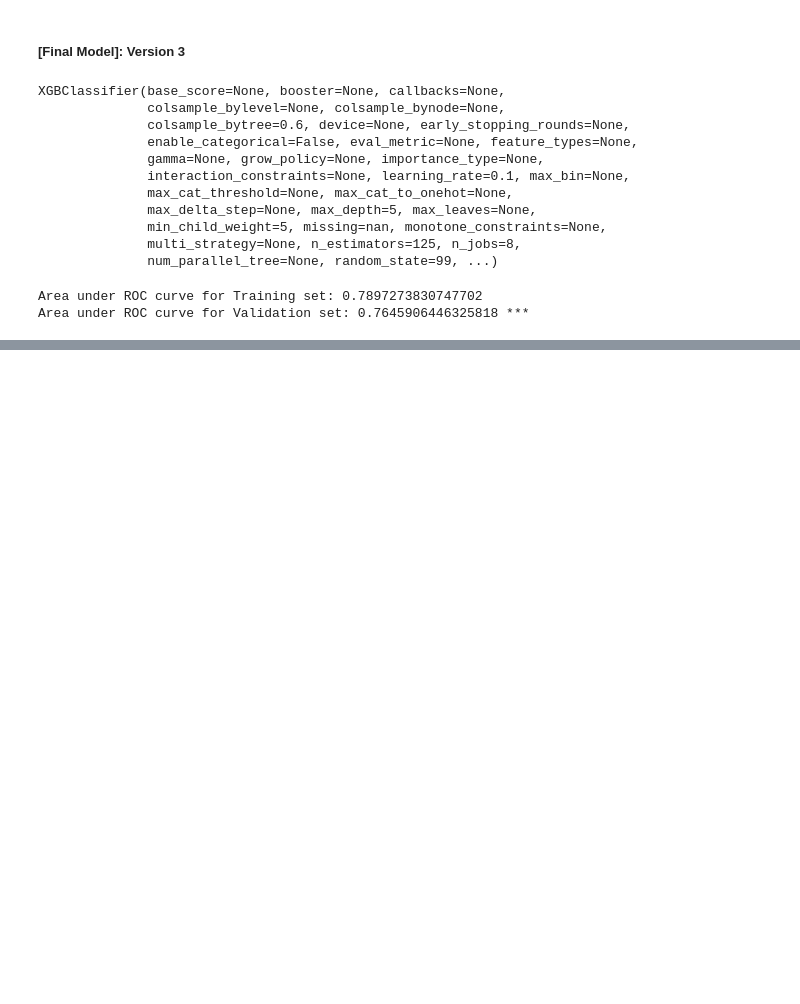
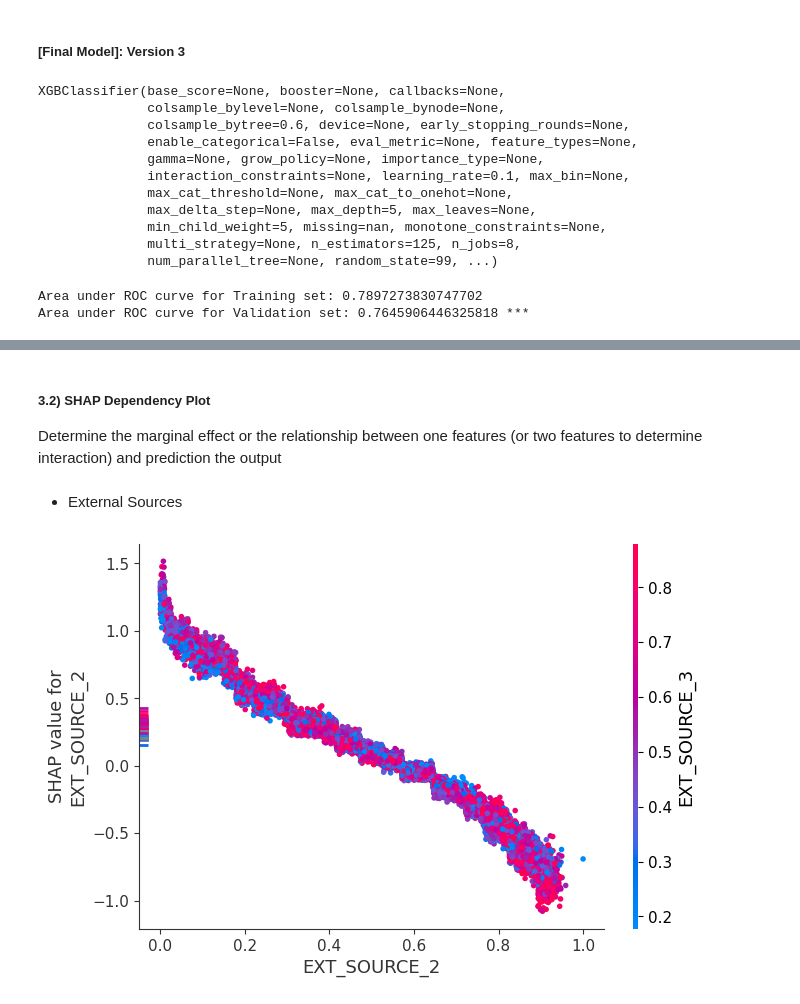
Before and after one commit to KunutBoon/interview-assignment, a Jupyter notebook: notebook/credit_default_risk_experiment.ipynb, the cells around one changed output, grey strips where cells are left out. Drawn from its saved outputs; the diff is of its cells as text; code cells hidden in the pictures; blank space fills up the shorter version.

```diff
--- a/notebook/credit_default_risk.ipynb
+++ b/notebook/credit_default_risk_experiment.ipynb
@@ -2218,0 +2441,10 @@ Area under ROC curve for Validation set: 0.7645906446325818 ***
+# %% [markdown]
+##### 3.2) SHAP Dependency Plot
+
+Determine the marginal effect or the relationship between one features (or two features to determine interaction) and prediction the output
+# %% [markdown]
+- External Sources
+# %%
+shap.dependence_plot("EXT_SOURCE_2", shap_values, X_test.loc[:, list_selected_features].values, list_selected_features, interaction_index="EXT_SOURCE_3")
+# %% [output]
+[figure, added]
```
Also changed, not shown: parts of 49 cells of this notebook, 4 other files.
